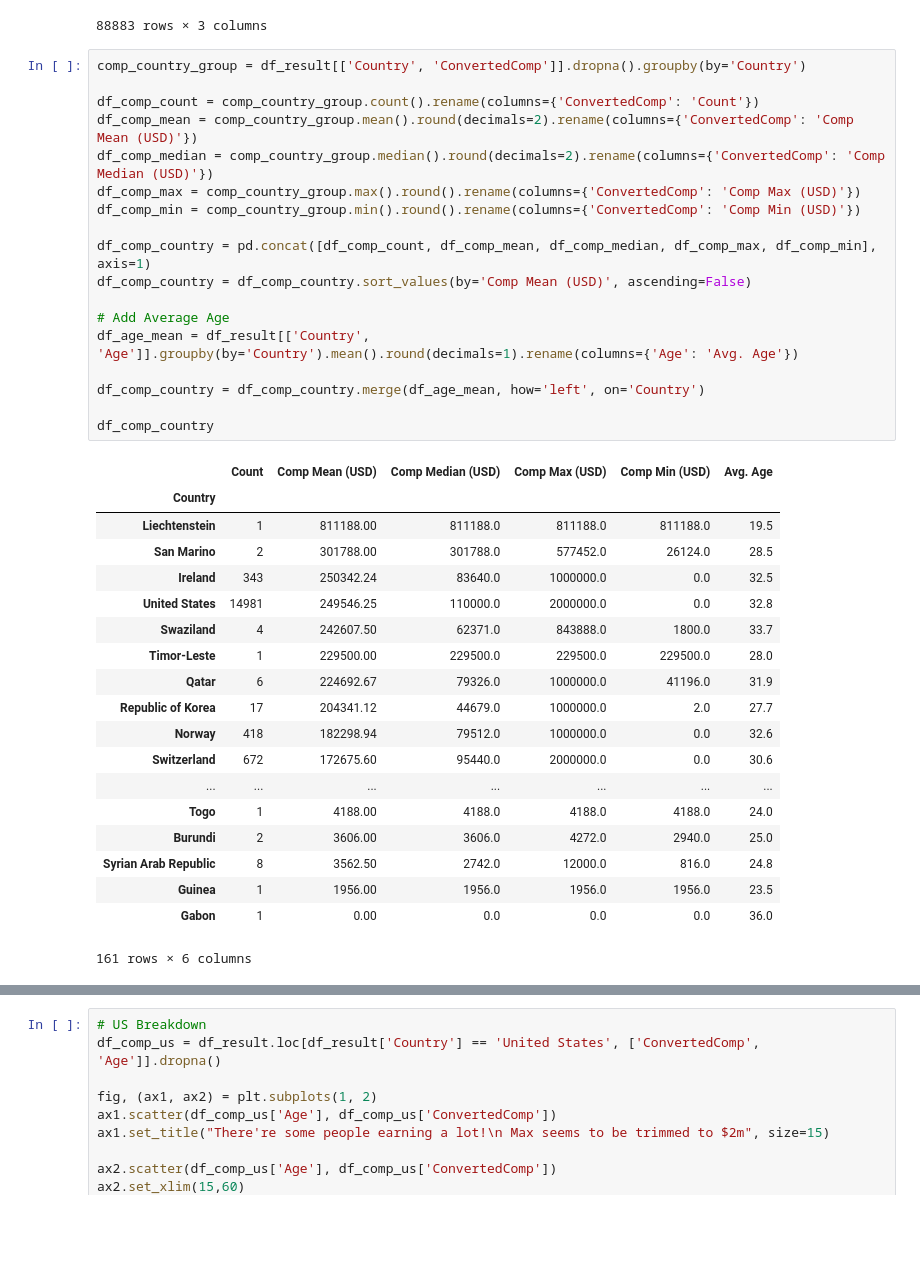
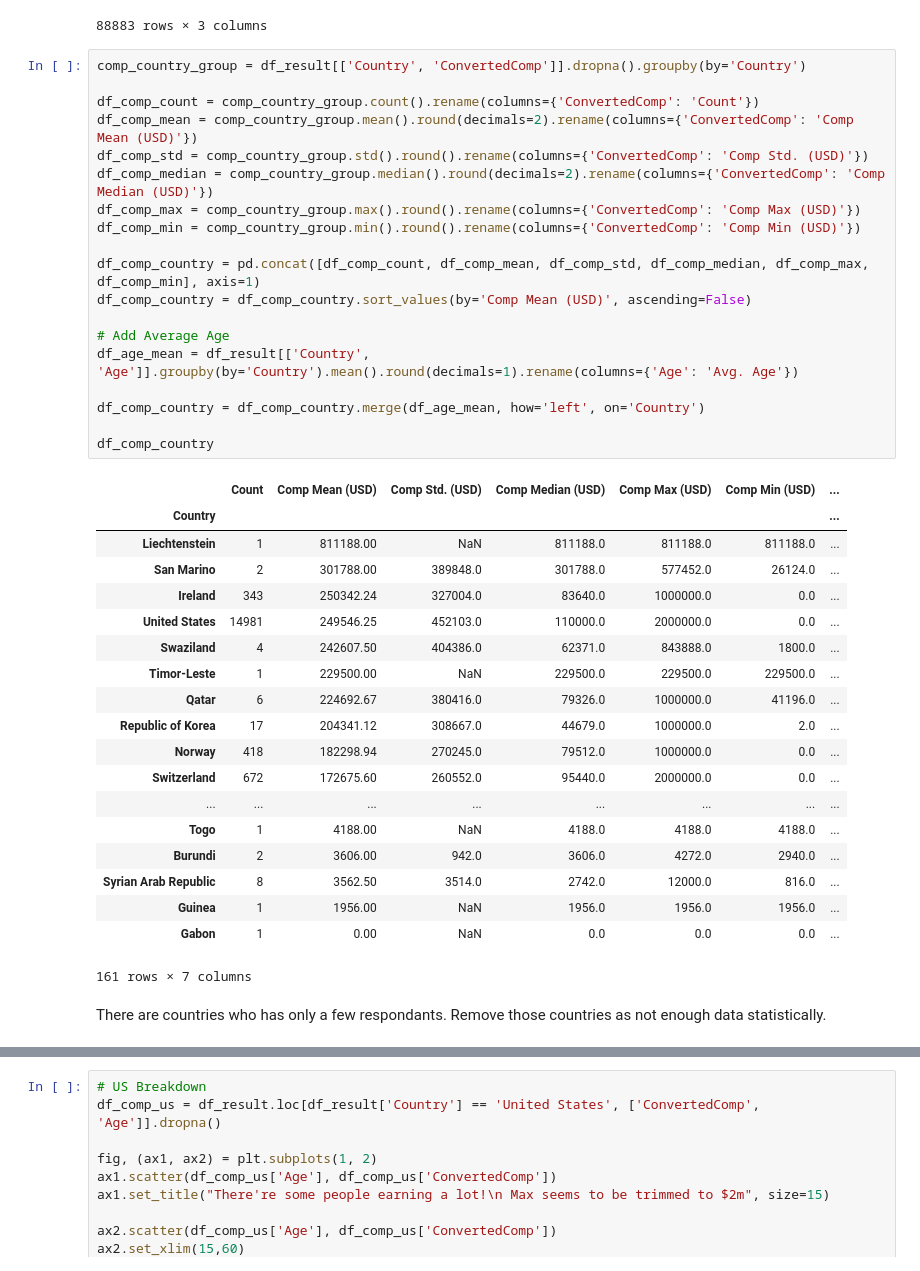
Before and after one commit to yuki678/stackoverflow, a Jupyter notebook: src/Comp_EDA.ipynb, the cells around one changed output, grey strips where cells are left out. Drawn from its saved outputs; the diff is of its cells as text; blank space fills up the shorter version.

```diff
--- a/src/Comp_EDA.ipynb
+++ b/src/Comp_EDA.ipynb
@@ -87,41 +87,44 @@ df_result[['Country', 'DevType', 'ConvertedComp']]
 # %%
 comp_country_group = df_result[['Country', 'ConvertedComp']].dropna().groupby(by='Country')
 
 df_comp_count = comp_country_group.count().rename(columns={'ConvertedComp': 'Count'})
 df_comp_mean = comp_country_group.mean().round(decimals=2).rename(columns={'ConvertedComp': 'Comp Mean (USD)'})
+df_comp_std = comp_country_group.std().round().rename(columns={'ConvertedComp': 'Comp Std. (USD)'})
 df_comp_median = comp_country_group.median().round(decimals=2).rename(columns={'ConvertedComp': 'Comp Median (USD)'})
 df_comp_max = comp_country_group.max().round().rename(columns={'ConvertedComp': 'Comp Max (USD)'})
 df_comp_min = comp_country_group.min().round().rename(columns={'ConvertedComp': 'Comp Min (USD)'})
 
-df_comp_country = pd.concat([df_comp_count, df_comp_mean, df_comp_median, df_comp_max, df_comp_min], axis=1)
+df_comp_country = pd.concat([df_comp_count, df_comp_mean, df_comp_std, df_comp_median, df_comp_max, df_comp_min], axis=1)
 df_comp_country = df_comp_country.sort_values(by='Comp Mean (USD)', ascending=False)
 
 # Add Average Age
 df_age_mean = df_result[['Country', 'Age']].groupby(by='Country').mean().round(decimals=1).rename(columns={'Age': 'Avg. Age'})
 
 df_comp_country = df_comp_country.merge(df_age_mean, how='left', on='Country')
 
 df_comp_country
 # %% [output]
-|  | Count | Comp Mean (USD) | Comp Median (USD) | Comp Max (USD) | Comp Min (USD) | Avg. Age |
-| Country |  |  |  |  |  |  |
-| Liechtenstein | 1 | 811188.00 | 811188.0 | 811188.0 | 811188.0 | 19.5 |
-| San Marino | 2 | 301788.00 | 301788.0 | 577452.0 | 26124.0 | 28.5 |
-| Ireland | 343 | 250342.24 | 83640.0 | 1000000.0 | 0.0 | 32.5 |
-| United States | 14981 | 249546.25 | 110000.0 | 2000000.0 | 0.0 | 32.8 |
-| Swaziland | 4 | 242607.50 | 62371.0 | 843888.0 | 1800.0 | 33.7 |
-| Timor-Leste | 1 | 229500.00 | 229500.0 | 229500.0 | 229500.0 | 28.0 |
-| Qatar | 6 | 224692.67 | 79326.0 | 1000000.0 | 41196.0 | 31.9 |
-| Republic of Korea | 17 | 204341.12 | 44679.0 | 1000000.0 | 2.0 | 27.7 |
-| Norway | 418 | 182298.94 | 79512.0 | 1000000.0 | 0.0 | 32.6 |
-| Switzerland | 672 | 172675.60 | 95440.0 | 2000000.0 | 0.0 | 30.6 |
-| ... | ... | ... | ... | ... | ... | ... |
-| Togo | 1 | 4188.00 | 4188.0 | 4188.0 | 4188.0 | 24.0 |
-| Burundi | 2 | 3606.00 | 3606.0 | 4272.0 | 2940.0 | 25.0 |
-| Syrian Arab Republic | 8 | 3562.50 | 2742.0 | 12000.0 | 816.0 | 24.8 |
-| Guinea | 1 | 1956.00 | 1956.0 | 1956.0 | 1956.0 | 23.5 |
-| Gabon | 1 | 0.00 | 0.0 | 0.0 | 0.0 | 36.0 |
+|  | Count | Comp Mean (USD) | Comp Std. (USD) | Comp Median (USD) | Comp Max (USD) | Comp Min (USD) | ... |
+| Country |  |  |  |  |  |  | ... |
+| Liechtenstein | 1 | 811188.00 | NaN | 811188.0 | 811188.0 | 811188.0 | ... |
+| San Marino | 2 | 301788.00 | 389848.0 | 301788.0 | 577452.0 | 26124.0 | ... |
+| Ireland | 343 | 250342.24 | 327004.0 | 83640.0 | 1000000.0 | 0.0 | ... |
+| United States | 14981 | 249546.25 | 452103.0 | 110000.0 | 2000000.0 | 0.0 | ... |
+| Swaziland | 4 | 242607.50 | 404386.0 | 62371.0 | 843888.0 | 1800.0 | ... |
+| Timor-Leste | 1 | 229500.00 | NaN | 229500.0 | 229500.0 | 229500.0 | ... |
+| Qatar | 6 | 224692.67 | 380416.0 | 79326.0 | 1000000.0 | 41196.0 | ... |
+| Republic of Korea | 17 | 204341.12 | 308667.0 | 44679.0 | 1000000.0 | 2.0 | ... |
+| Norway | 418 | 182298.94 | 270245.0 | 79512.0 | 1000000.0 | 0.0 | ... |
+| Switzerland | 672 | 172675.60 | 260552.0 | 95440.0 | 2000000.0 | 0.0 | ... |
+| ... | ... | ... | ... | ... | ... | ... | ... |
+| Togo | 1 | 4188.00 | NaN | 4188.0 | 4188.0 | 4188.0 | ... |
+| Burundi | 2 | 3606.00 | 942.0 | 3606.0 | 4272.0 | 2940.0 | ... |
+| Syrian Arab Republic | 8 | 3562.50 | 3514.0 | 2742.0 | 12000.0 | 816.0 | ... |
+| Guinea | 1 | 1956.00 | NaN | 1956.0 | 1956.0 | 1956.0 | ... |
+| Gabon | 1 | 0.00 | NaN | 0.0 | 0.0 | 0.0 | ... |
-161 rows × 6 columns
+161 rows × 7 columns
+# %% [markdown]
+There are countries who has only a few respondants. Remove those countries as not enough data statistically.
 # %%
 df_comp_country_50 = df_comp_country.loc[df_comp_country['Count'] > 50]
 df_comp_country_50
```
Also changed, not shown: parts of 13 cells of this notebook.
